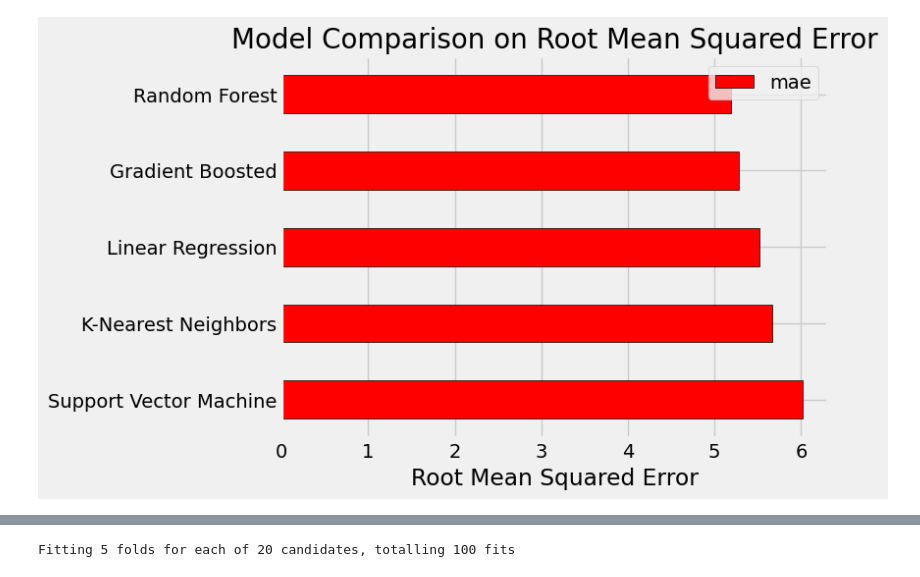
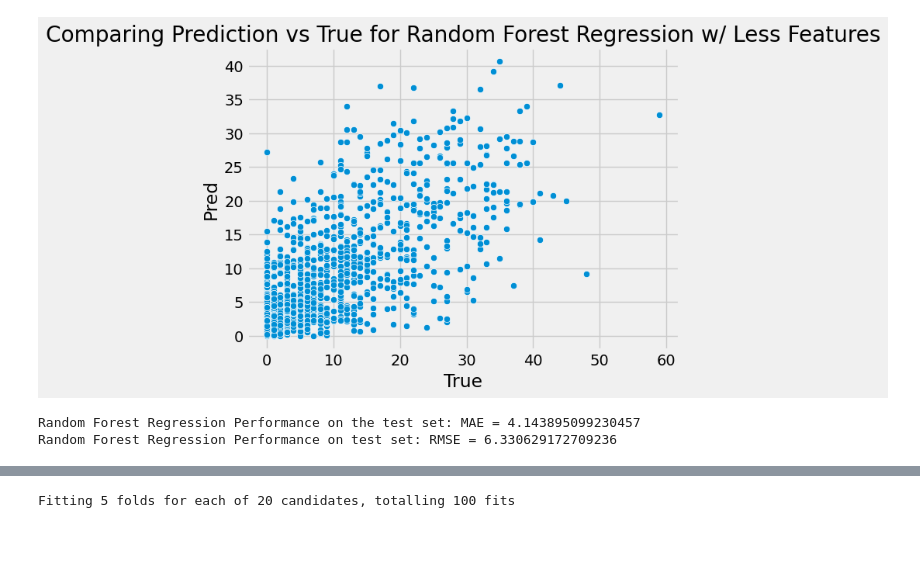
Before and after one commit to EdBab/homer_predictor, a Jupyter notebook: home_run_predictor.ipynb, the cells around one changed output, grey strips where cells are left out. Saved outputs shown, nothing was run; the diff lists cells and outputs as text; code cells hidden in the pictures; blank space fills up the shorter version.

```diff
--- a/home_run_predictor.ipynb
+++ b/home_run_predictor.ipynb
@@ -226,19 +192,27 @@ plt.title('Model Comparison on Mean Absolute Error', size = 20);
-# %%
-model_comparison_rmse = pd.DataFrame({'model': ['Linear Regression', 'Support Vector Machine',
-                                           'Random Forest', 'Gradient Boosted',
-                                            'K-Nearest Neighbors'],
-                                 'mae': [lin_reg_rmse, svm_rmse, random_forest_rmse,
-                                         grad_boost_rmse, knn_rmse]})
-
-# Bar chart of test mean absolute error
-model_comparison_rmse.sort_values('mae', ascending = False).plot(x = 'model', y = 'mae', kind = 'barh',
-                                                           color = 'red', edgecolor = 'black')
-
-# Plot formatting
-plt.ylabel('');
-plt.yticks(size = 14);
-plt.xlabel('Root Mean Squared Error');
-plt.xticks(size = 14)
-plt.title('Model Comparison on Root Mean Squared Error', size = 20);
-# %% [output]
-[figure, removed]
+# %%
+# In this cell, I will show you how much worse the model performs with a more reasonable amount of features
+small_features = training_data[correlations_data.iloc[0:10].index].copy()
+small_targets = pd.DataFrame(target_data['HR']).astype(float)
+small_X_train, small_X_test, small_y_train, small_y_test = train_test_split(small_features, small_targets, test_size = 0.3, random_state = 42)
+
+# Make scaler object with range of 0-1
+small_scaler = MinMaxScaler(feature_range=(0, 1))
+small_scaler.fit(small_X_train)
+
+# Transform training and test data
+small_X_train = small_scaler.transform(small_X_train)
+small_X_test = small_scaler.transform(small_X_test)
+
+# Convert y to 1D array
+small_y_train = np.array(small_y_train).reshape((-1, ))
+small_y_test = np.array(small_y_test).reshape((-1, ))
+
+small_random_forest = RandomForestRegressor(random_state=100)
+small_random_forest_mae, small_random_forest_rmse = fit_and_eval(small_random_forest, small_X_train, small_X_test, small_y_train, small_y_test, "Random Forest Regression w/ Less Features")
+
+print(f'Random Forest Regression Performance on the test set: MAE = {str(small_random_forest_mae)}')
+print(f'Random Forest Regression Performance on test set: RMSE = {str(small_random_forest_rmse)}')
+# %% [output]
+[figure, added]
+Random Forest Regression Performance on the test set: MAE = 4.143895099230457
+Random Forest Regression Performance on test set: RMSE = 6.330629172709236
```
Also changed, not shown: parts of 12 cells of this notebook, 1 other file.
